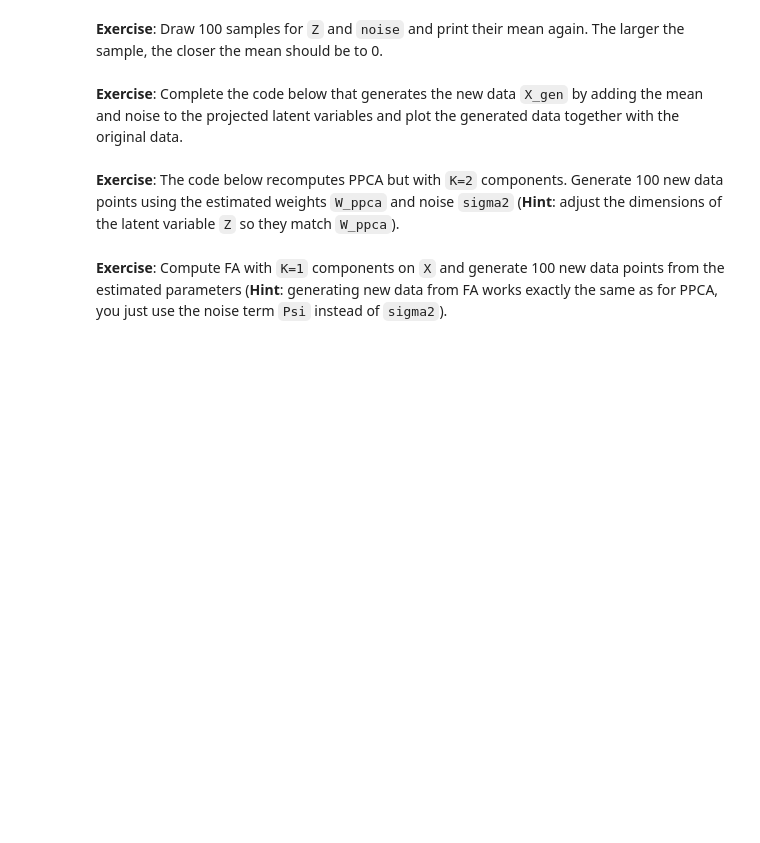
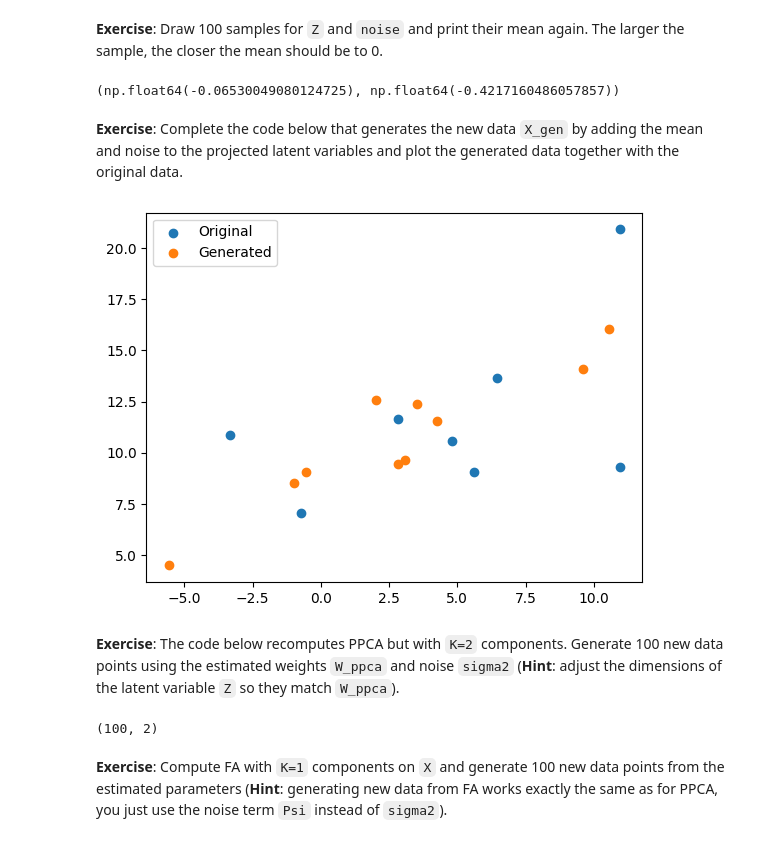
Before and after one commit to acarolinafilipe/Computational_Biology, a Jupyter notebook: 03_from_pca_to_gpfa/03_exercises.ipynb, the cells around one changed output. Saved outputs shown, nothing was run; the diff lists cells and outputs as text; code cells hidden in the pictures; blank space fills up the shorter version.

```diff
--- a/03_from_pca_to_gpfa/03_exercises.ipynb
+++ b/03_from_pca_to_gpfa/03_exercises.ipynb
@@ -462,18 +462,40 @@ Z.mean(), noise.mean()
 (np.float64(0.22490823808597696), np.float64(-0.6338291973863355))
 # %% [markdown]
 **Exercise**: Draw 100 samples for `Z` and `noise` and print their mean again. The larger the sample, the closer the mean should be to 0.
+# %%
+#draw 100 samples for Z and noise
+
+samples = rng.normal(0, 1, size=(100, 1))
+noise = rng.normal(0, np.sqrt(sigma2), size=(100, 2))
+
+samples.mean(), noise.mean()
+# %% [output]
+(np.float64(-0.06530049080124725), np.float64(-0.4217160486057857))
 # %% [markdown]
 **Exercise**: Complete the code below that generates the new data `X_gen` by adding the mean and noise to the projected latent variables and plot the generated data together with the original data.
 # %%
-X_gen = Z @ W_ppca.T +  # add mu and noise
+X_gen = Z @ W_ppca.T + mu + noise # add mu and noise
 
 plt.scatter(X[:, 0], X[:, 1], label='Original')
 plt.scatter(X_gen[:, 0], X_gen[:, 1], label='Generated')
 plt.legend();
+# %% [output]
+[figure, added]
 # %% [markdown]
 **Exercise**: The code below recomputes PPCA but with `K=2` components. Generate 100 new data points using the estimated weights `W_ppca` and noise `sigma2` (**Hint**: adjust the dimensions of the latent variable `Z` so they match `W_ppca`).
 # %%
 W_ppca, sigma2, _ = utils.ppca(X, K=2)
+# %%
+# generate 100 new data points using W_ppca and sigma2
+
+rng = np.random.default_rng(1)
+Z = rng.normal(0, 1, size=(100, 2))
+noise = rng.normal(0, np.sqrt(sigma2), size=(100, 2))
+
+X_gen = Z @ W_ppca.T + mu + noise
+X_gen.shape
+# %% [output]
+(100, 2)
 # %% [markdown]
 **Exercise**: Compute FA with `K=1` components on `X` and generate 100 new data points from the estimated parameters (**Hint**: generating new data from FA works exactly the same as for PPCA, you just use the noise term `Psi` instead of `sigma2`).
 # %% [markdown]
```
Also changed, not shown: parts of 1 cell of this notebook.
